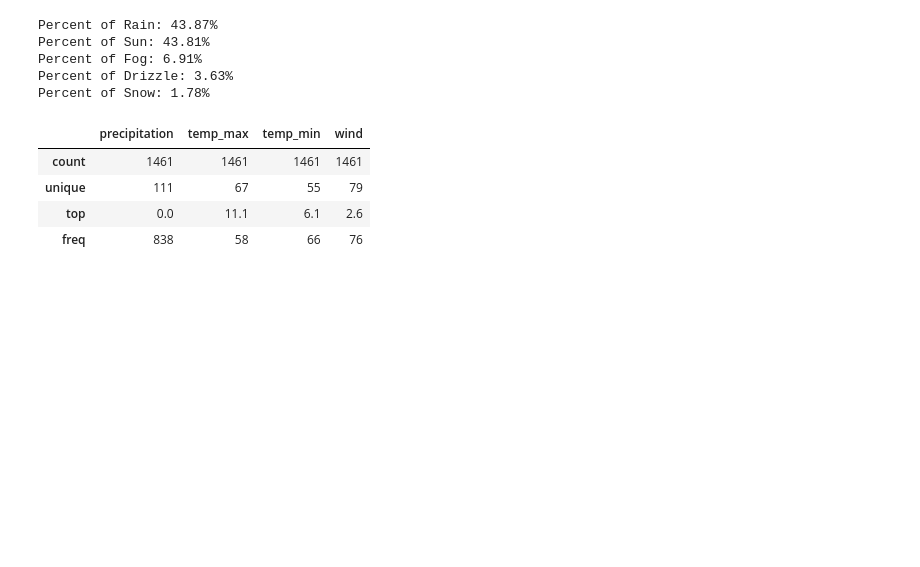
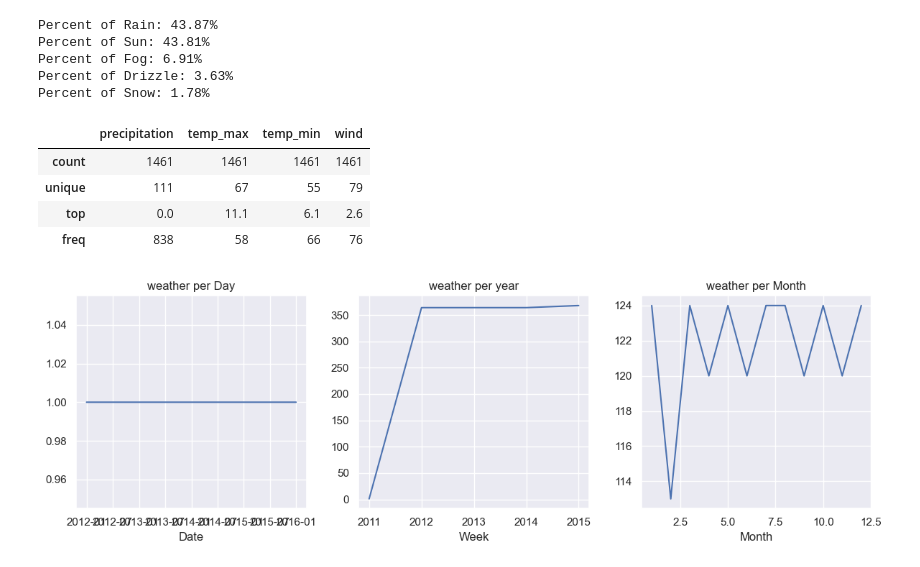
Before and after one commit to shubhangi24kashid/SkyCast, a Jupyter notebook: detection.ipynb, the cells around one changed output. Saved outputs shown, nothing was run; the diff lists cells and outputs as text; code cells hidden in the pictures; blank space fills up the shorter version.

```diff
--- a/detection.ipynb
+++ b/detection.ipynb
@@ -300,6 +300,44 @@ weath_cpy[["precipitation","temp_max","temp_min","wind"]].describe()
 | unique | 111 | 67 | 55 | 79 |
 | top | 0.0 | 11.1 | 6.1 | 2.6 |
 | freq | 838 | 58 | 66 | 76 |
+# %%
+# Convert 'review_date' column to datetime type
+weath_cpy['date'] = pd.to_datetime(weath_cpy['date'])
+
+# Extract week and month from 'date'
+weath_cpy['year'] = weath_cpy['date'].dt.isocalendar().year
+weath_cpy['month'] = weath_cpy['date'].dt.month
+
+# Number of reviews per day
+weather_per_day = weath_cpy['date'].value_counts().sort_index()
+
+# Number of reviews per week
+weather_per_year = weath_cpy['year'].value_counts().sort_index()
+
+# Number of reviews per month
+weather_per_month = weath_cpy['month'].value_counts().sort_index()
+
+# Plot the trends
+plt.figure(figsize=(12, 4))
+plt.subplot(131)
+plt.plot(weather_per_day.index, weather_per_day.values)
+plt.title('weather per Day')
+plt.xlabel('Date')
+
+plt.subplot(132)
+plt.plot(weather_per_year.index, weather_per_year.values)
+plt.title('weather per year')
+plt.xlabel('Week')
+
+plt.subplot(133)
+plt.plot(weather_per_month.index, weather_per_month.values)
+plt.title('weather per Month')
+plt.xlabel('Month')
+
+plt.tight_layout()
+plt.show()
+# %% [output]
+[figure, added]
 # %%
 import matplotlib.pyplot as plt
 import seaborn as sns
```
Also changed, not shown: parts of 4 cells of this notebook.
